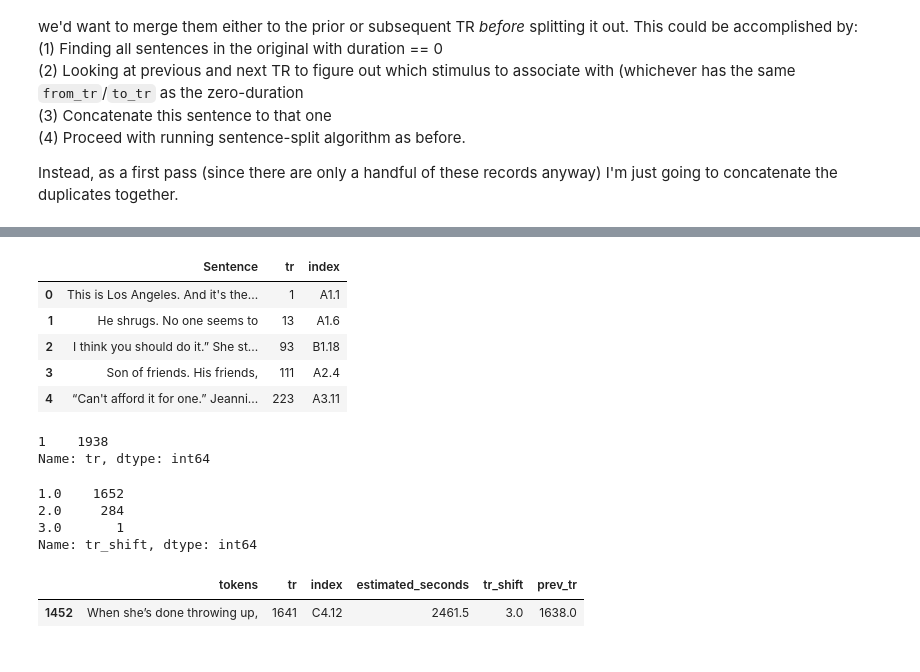
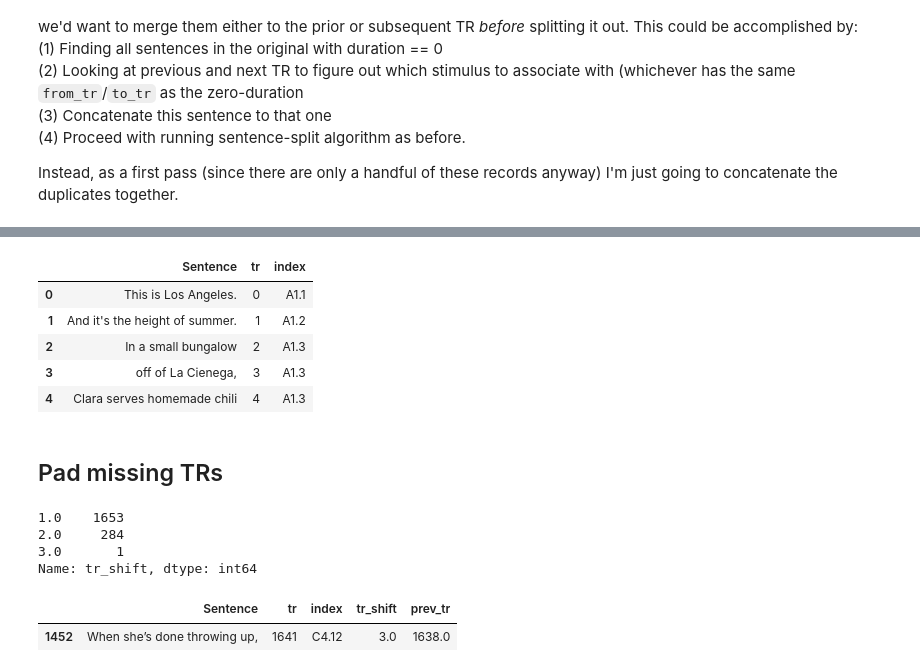
Before and after one commit to tsumers/bert-brains, a Jupyter notebook: transcript-processing.ipynb, the cells around one changed output, grey strips where cells are left out. Cells and saved outputs as stored; diff of their text form; code cells hidden in the pictures.

Commit message:
finalized timestamped-transcript processing

```diff
--- a/transcript-processing.ipynb
+++ b/transcript-processing.ipynb
@@ -253,18 +261,12 @@ See the caveats in the documentation: https://pandas.pydata.org/pandas-docs/stab
 # %%
 deduped = sentence_trs[~sentence_trs.tr.isin(duplicate_trs)]
+recatted = pd.concat([concated, deduped]).sort_values("tr")
 
-final_df = pd.concat([concated, deduped])
-
-final_df.head()
+recatted.head()
 # %% [output]
 |  | Sentence | tr | index |
-| 0 | This is Los Angeles. And it's the... | 1 | A1.1 |
-| 1 | He shrugs. No one seems to | 13 | A1.6 |
-| 2 | I think you should do it.” She st... | 93 | B1.18 |
-| 3 | Son of friends. His friends, | 111 | A2.4 |
-| 4 | “Can't afford it for one.” Jeanni... | 223 | A3.11 |
+| 0 | This is Los Angeles. | 0 | A1.1 |
+| 1 | And it's the height of summer. | 1 | A1.2 |
+| 2 | In a small bungalow | 2 | A1.3 |
+| 3 | off of La Cienega, | 3 | A1.3 |
+| 4 | Clara serves homemade chili | 4 | A1.3 |
-# %%
-final_df.tr.value_counts().value_counts()
-# %% [output]
-1    1938
-Name: tr, dtype: int64
@@ -275,14 +273,16 @@ final_df = final_df.sort_values("tr")
+# %% [markdown]
+## Pad missing TRs
 # %%
-final_df["tr_shift"] = final_df.tr - final_df.tr.shift(1)
-final_df["prev_tr"] = final_df.tr.shift(1)
-final_df.tr_shift.value_counts()
+recatted["tr_shift"] = recatted.tr - recatted.tr.shift(1)
+recatted["prev_tr"] = recatted.tr.shift(1)
+recatted.tr_shift.value_counts()
 # %% [output]
-1.0    1652
+1.0    1653
 2.0     284
 3.0       1
 Name: tr_shift, dtype: int64
 # %%
-final_df[final_df["tr_shift"] > 2]
+recatted[recatted["tr_shift"] > 2]
 # %% [output]
-|  | tokens | tr | index | estimated_seconds | tr_shift | prev_tr |
-| 1452 | When she’s done throwing up, | 1641 | C4.12 | 2461.5 | 3.0 | 1638.0 |
+|  | Sentence | tr | index | tr_shift | prev_tr |
+| 1452 | When she’s done throwing up, | 1641 | C4.12 | 3.0 | 1638.0 |
```
Also changed, not shown: parts of 10 cells of this notebook, 2 other files.
